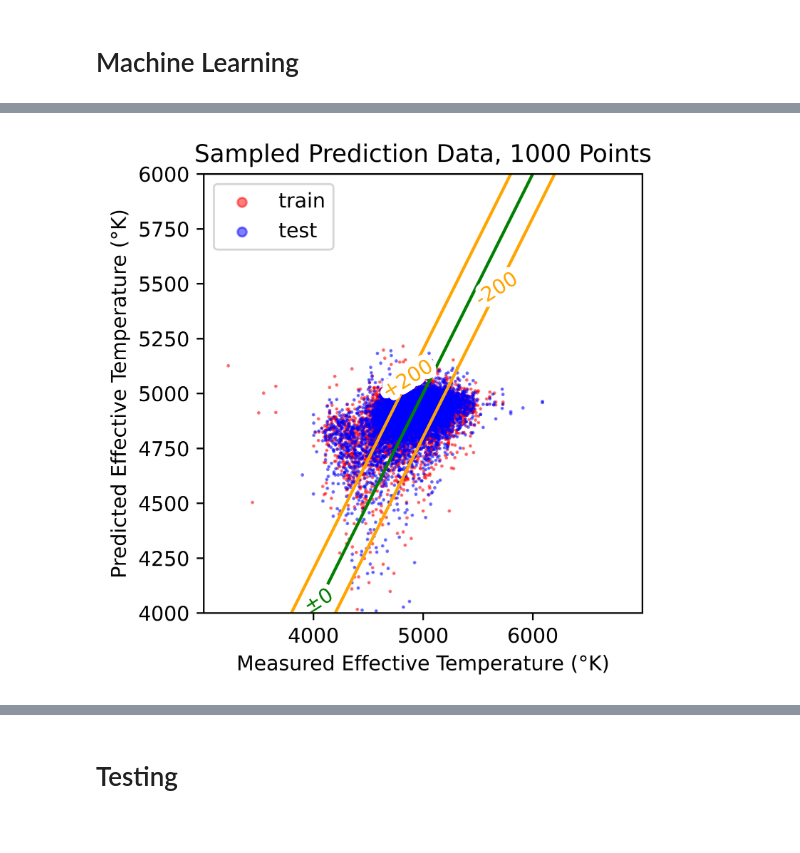
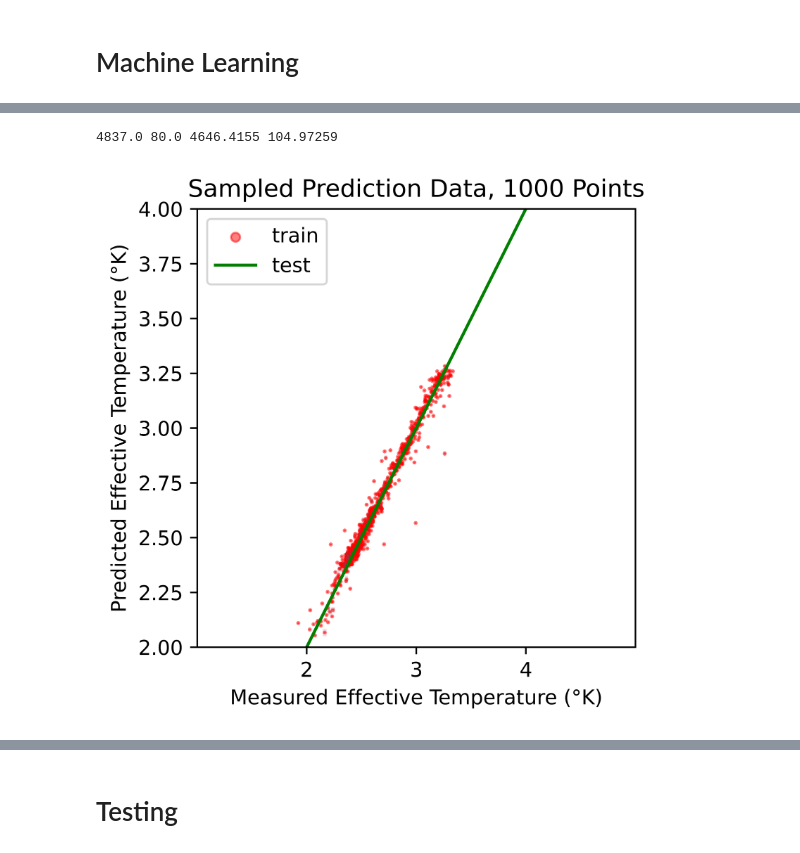
Before and after one commit to michaelsong4399/starzam, a Jupyter notebook: ML/model2.ipynb, the cells around one changed output, grey strips where cells are left out. Cells and saved outputs as stored; diff of their text form; code cells hidden in the pictures.

```diff
--- a/ML/model2.ipynb
+++ b/ML/model2.ipynb
@@ -88,10 +94,10 @@ def isolate_observations(data):
 # print(iso_data)
 # %%
 def extract_xy(all_data):
-    all_x = all_data.T[4:241].T
-    all_y = all_data.T[1:4].T
+    all_x = all_data.T[7:243].T
+    all_y = all_data.T[1:7].T
     print(all_x.shape,all_y.shape)
-    teff_y = all_y.T[0].T
+    teff_y = all_y.T[2:4].T
     print(teff_y.shape)
     print(teff_y)
     print(all_x[0])
@@ -229,7 +243,7 @@ model.compile(optimizer='adam', loss='mse', metrics=['accuracy'])
 # reduce_lr = keras.callbacks.ReduceLROnPlateau(monitor='val_loss', factor=0.2,
 #                               patience=5, min_lr=0.001)
 monitor = keras.callbacks.EarlyStopping(monitor='val_loss', min_delta=1e-4,
-        patience=5, verbose=1, mode='auto',
+        patience=20, verbose=1, mode='auto',
         restore_best_weights=True)
 
 # def on_epoch_end(self, epoch, logs={}):
@@ -413,8 +431,18 @@ rand_x,rand_y = extract_xy(rand_data)
 # %%
 pred_test_y = model.predict(test_x).reshape(-1)
 pred_train_y = model.predict(train_x).reshape(-1)
-pred_rand_y = model.predict(rand_x).reshape(-1)
+# For 2d:
+pred_test_y_err = np.reshape(pred_test_y, (-1, 2)).T[1].T
+pred_train_y_err = np.reshape(pred_train_y, (-1, 2)).T[1].T
+pred_test_y = np.reshape(pred_test_y, (-1, 2)).T[0].T
+pred_train_y = np.reshape(pred_train_y, (-1, 2)).T[0].T
+train_y_err = train_y.T[1].T
+test_y_err = test_y.T[1].T
+train_y = train_y.T[0].T
+test_y = test_y.T[0].T
+# pred_rand_y = model.predict(rand_x).reshape(-1)
 print(pred_test_y.shape,pred_train_y.shape)
-print(pred_train_y)
-print(train_y)
+print(pred_train_y,pred_test_y)
+print(train_y,test_y)
+print(test_y.shape,train_y.shape)
 # %% [output]
@@ -425,47 +454,53 @@ print(train_y)
+# %%
+print(train_y[6],train_y_err[6],pred_train_y[6],pred_train_y_err[6])
+# %% [output]
+4837.0 80.0 4646.4155 104.97259
 # %%
 plt.rcParams['figure.dpi'] = 1000
-# plt.figure(figsize = (6.4,4.8))
-plt.scatter(train_y[:10000],pred_train_y[:10000], c='red', alpha=0.5,s=0.5)
-plt.scatter(test_y[:10000],pred_test_y[:10000], c='blue', alpha=0.5,s=0.5)
+# # plt.figure(figsize = (6.4,4.8))
+plt.scatter(train_y[:1000],pred_train_y[:1000], c='red', alpha=0.5,s=1)
+# plt.scatter(test_y[:1000],pred_test_y[:1000], c='blue', alpha=0.5,s=0.5)
 # plt.hist2d(train_y,pred_train_y,bins=[100,100],cmin=20)
 # plt.hist2d(test_y,pred_test_y,bins=[100,100],cmin=20,cmap=plt.cm.BuPu)
 
 
 # plt.scatter(rand_y,pred_rand_y, c='orange', alpha=0.5,s=0.1)
 
-bot = 4000
-top = 6000
-# bot = 2
-# top = 4
+# bot = 4000
+# top = 6000
+bot = 2
+top = 4
 
 linex = np.linspace(bot-500, top+500)
 liney = linex
 lineytop = linex*1.06
 lineybot = linex*0.94
 lineytop2 = linex+200
 lineybot2 = linex-200
 # Create the plot
 plt.plot(linex, liney,c="green",label="±0")
 # plt.plot(linex, lineytop,c="red",label="+6%")
 # plt.plot(linex, lineybot,c="red",label="-6%")
 plt.plot(linex, lineytop2,c="orange",label="+200")
 plt.plot(linex, lineybot2,c="orange",label="-200")
 labelLines(plt.gca().get_lines(), zorder=2.5)
 
+for i in range(100):
+    plt.gca().add_patch(Rectangle((train_y[i] - train_y_err[i],pred_train_y[i] - pred_train_y_err[i]),2 * train_y_err[i],2 * pred_train_y_err[i],fill=True,edgecolor='red',linewidth=0.5,alpha=0.1))
 
-plt.xlim(bot-999, top+999)
+plt.xlim(bot-0.999, top+0.999)
 plt.ylim(bot, top)
 plt.gca().set_aspect(2, adjustable='box')
 plt.title('Sampled Prediction Data, 1000 Points')
 plt.ylabel('Predicted Effective Temperature (°K)')
 plt.xlabel('Measured Effective Temperature (°K)')
 lgnd = plt.legend(['train', 'test'], loc='upper left')
 lgnd.legendHandles[0]._sizes = [20]
 lgnd.legendHandles[1]._sizes = [20]
 plt.savefig('/Users/michaelsong/Documents/GitHub/starzam/Results/s3.png')
 plt.show()
 # %% [output]
-[figure, old version]
+[figure, new version]
 # %%
 def normalize1D(data):
     return np.divide(np.nan_to_num(data,np.nanmean(data)),np.nanmax(data))
```
Also changed, not shown: parts of 30 cells of this notebook, 10 other files.
